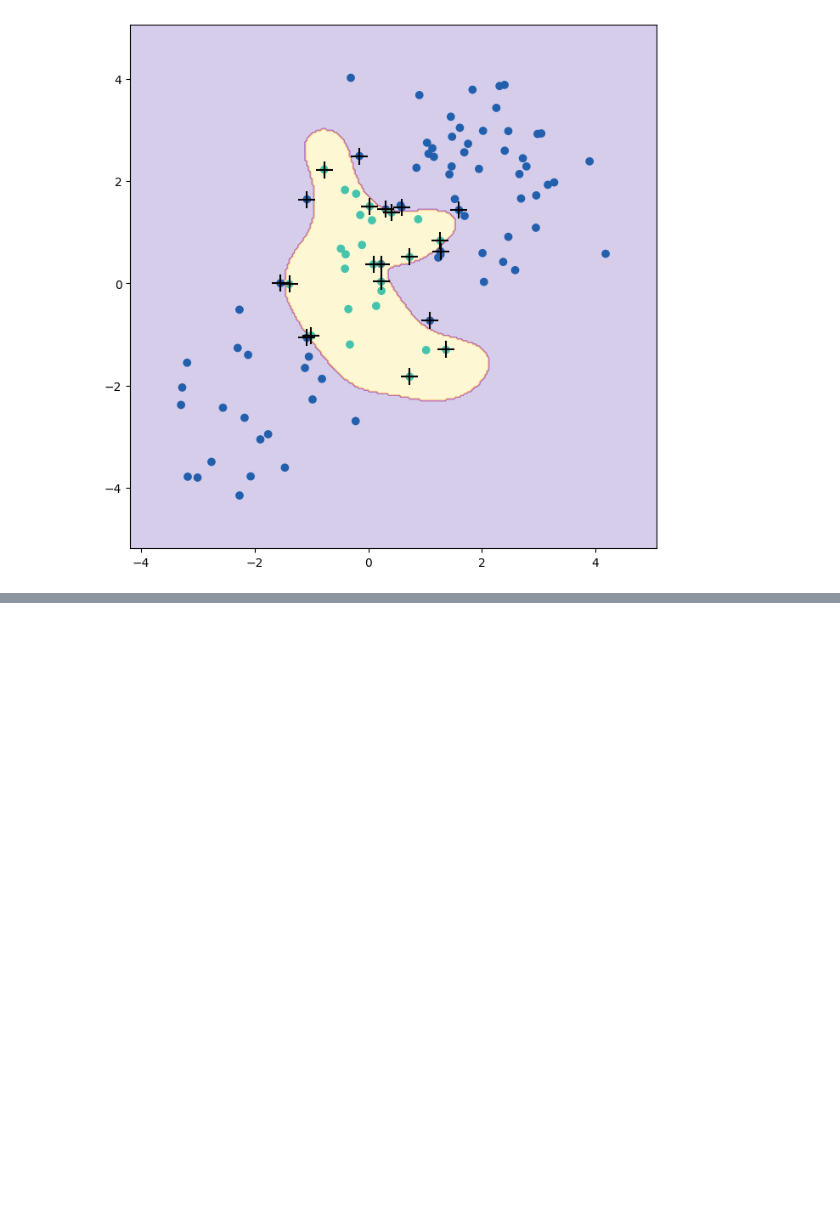
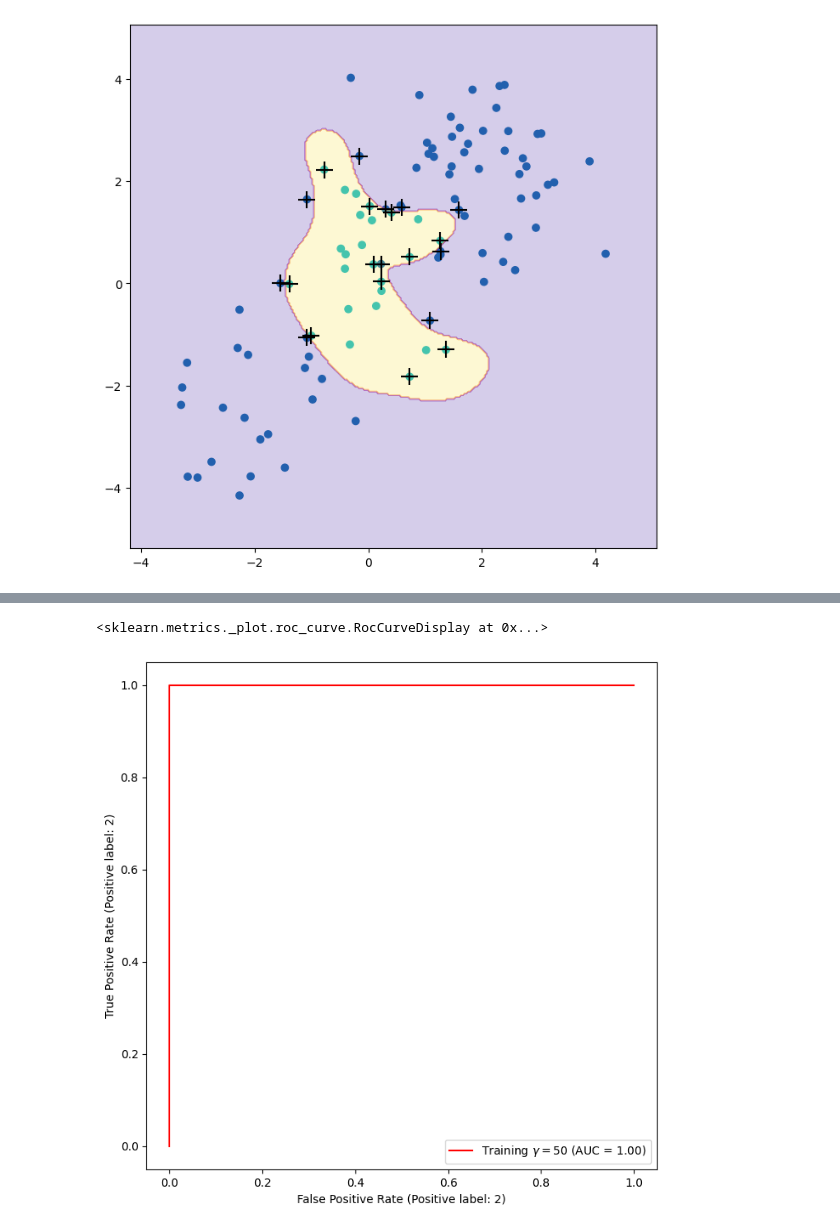
Before and after one commit to JoeyLukes/ISLRv2, a Jupyter notebook: Ch9/Lab/Lab9-6.ipynb, the cells around one changed output, grey strips where cells are left out. Cells and saved outputs as stored; diff of their text form; code cells hidden in the pictures; blank space fills up the shorter version.

```diff
--- a/Ch9/Lab/Lab9-6.ipynb
+++ b/Ch9/Lab/Lab9-6.ipynb
@@ -242,0 +264,16 @@ confusion_table(y_hat_test, y_test)
+# %%
+## We can increase gamma and produce a more flexible fit to generate further improvements in accuracy
+svm_flex = SVC(kernel="rbf",
+gamma=50,
+C=1)
+svm_flex.fit(X_train, y_train)
+fig, ax = subplots(figsize=(8,8))
+roc_curve(svm_flex,
+X_train,
+y_train,
+name='Training $\gamma=50$',
+color='r',
+ax=ax)
+# %% [output]
+<sklearn.metrics._plot.roc_curve.RocCurveDisplay at 0x...>
+[figure, added]
```
Also changed, not shown: parts of 10 cells of this notebook, 1 other file.
